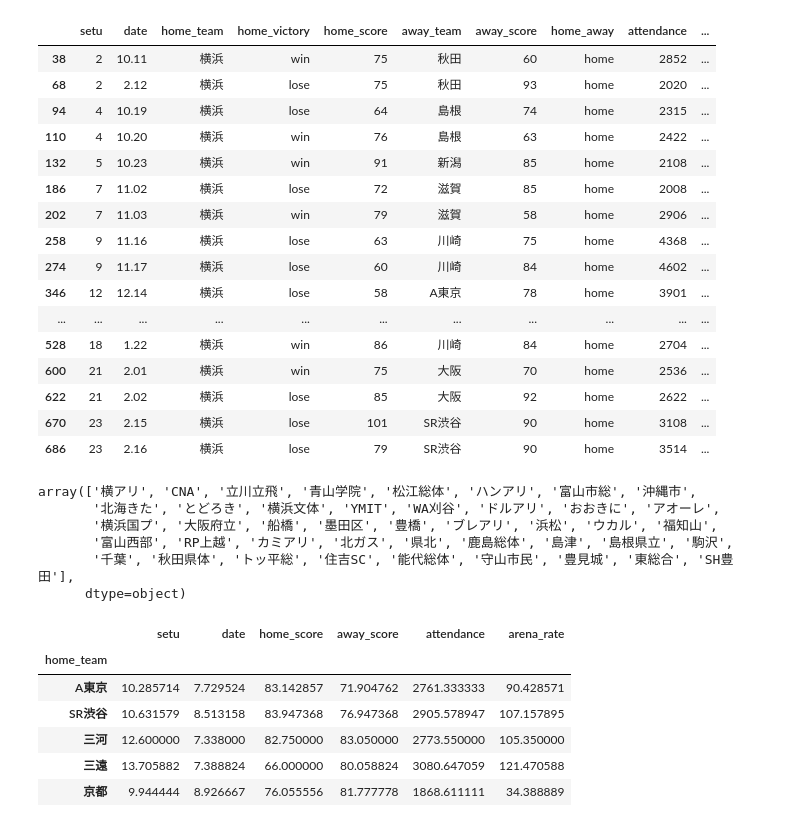
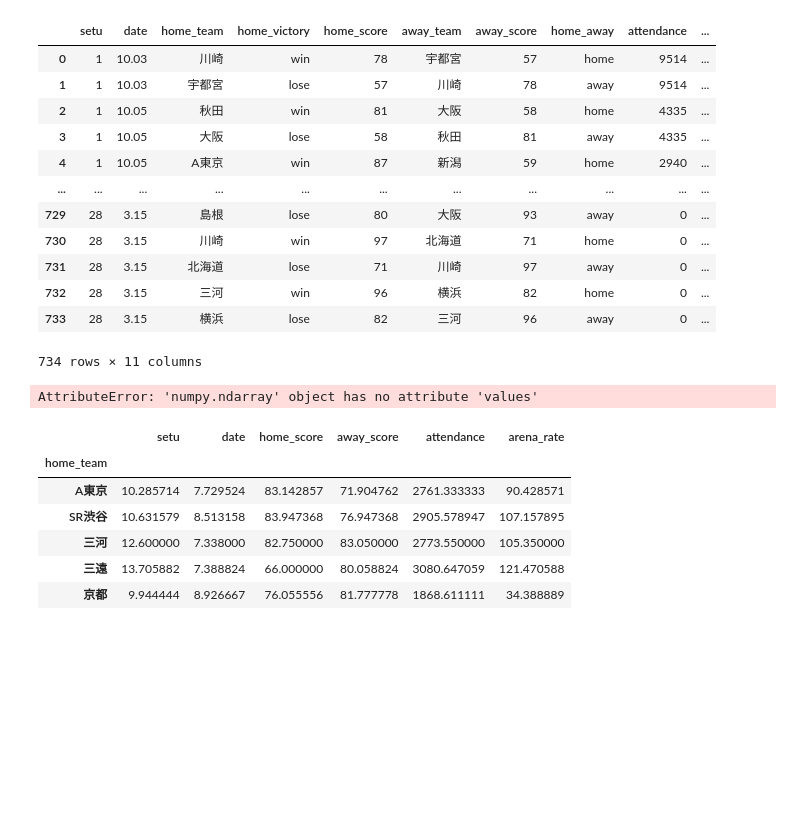
Before and after one commit to hikarut/Data-Science, a Jupyter notebook: notebooks/bleague/attendance/b1.ipynb, the cells around one changed output. Drawn from its saved outputs; the diff is of its cells as text; code cells hidden in the pictures; blank space fills up the shorter version.

```diff
--- a/notebooks/bleague/attendance/b1.ipynb
+++ b/notebooks/bleague/attendance/b1.ipynb
@@ -1,38 +1,31 @@
 # %%
 import pandas as pd
 
 b1 = pd.read_csv("b1.csv", sep=",")
 # b1.head(10)
-# b1
-b1[(b1['home_team'] == '横浜') & (b1['home_away'] == 'home')]
+b1
+# b1[(b1['home_team'] == '横浜') & (b1['home_away'] == 'home')]
 # %% [output]
 |  | setu | date | home_team | home_victory | home_score | away_team | away_score | home_away | attendance | ... |
-| 38 | 2 | 10.11 | 横浜 | win | 75 | 秋田 | 60 | home | 2852 | ... |
-| 68 | 2 | 2.12 | 横浜 | lose | 75 | 秋田 | 93 | home | 2020 | ... |
-| 94 | 4 | 10.19 | 横浜 | lose | 64 | 島根 | 74 | home | 2315 | ... |
-| 110 | 4 | 10.20 | 横浜 | win | 76 | 島根 | 63 | home | 2422 | ... |
-| 132 | 5 | 10.23 | 横浜 | win | 91 | 新潟 | 85 | home | 2108 | ... |
-| 186 | 7 | 11.02 | 横浜 | lose | 72 | 滋賀 | 85 | home | 2008 | ... |
-| 202 | 7 | 11.03 | 横浜 | win | 79 | 滋賀 | 58 | home | 2906 | ... |
-| 258 | 9 | 11.16 | 横浜 | lose | 63 | 川崎 | 75 | home | 4368 | ... |
-| 274 | 9 | 11.17 | 横浜 | lose | 60 | 川崎 | 84 | home | 4602 | ... |
-| 346 | 12 | 12.14 | 横浜 | lose | 58 | A東京 | 78 | home | 3901 | ... |
+| 0 | 1 | 10.03 | 川崎 | win | 78 | 宇都宮 | 57 | home | 9514 | ... |
+| 1 | 1 | 10.03 | 宇都宮 | lose | 57 | 川崎 | 78 | away | 9514 | ... |
+| 2 | 1 | 10.05 | 秋田 | win | 81 | 大阪 | 58 | home | 4335 | ... |
+| 3 | 1 | 10.05 | 大阪 | lose | 58 | 秋田 | 81 | away | 4335 | ... |
+| 4 | 1 | 10.05 | A東京 | win | 87 | 新潟 | 59 | home | 2940 | ... |
 | ... | ... | ... | ... | ... | ... | ... | ... | ... | ... | ... |
-| 528 | 18 | 1.22 | 横浜 | win | 86 | 川崎 | 84 | home | 2704 | ... |
-| 600 | 21 | 2.01 | 横浜 | win | 75 | 大阪 | 70 | home | 2536 | ... |
-| 622 | 21 | 2.02 | 横浜 | lose | 85 | 大阪 | 92 | home | 2622 | ... |
-| 670 | 23 | 2.15 | 横浜 | lose | 101 | SR渋谷 | 90 | home | 3108 | ... |
-| 686 | 23 | 2.16 | 横浜 | lose | 79 | SR渋谷 | 90 | home | 3514 | ... |
+| 729 | 28 | 3.15 | 島根 | lose | 80 | 大阪 | 93 | away | 0 | ... |
+| 730 | 28 | 3.15 | 川崎 | win | 97 | 北海道 | 71 | home | 0 | ... |
+| 731 | 28 | 3.15 | 北海道 | lose | 71 | 川崎 | 97 | away | 0 | ... |
+| 732 | 28 | 3.15 | 三河 | win | 96 | 横浜 | 82 | home | 0 | ... |
+| 733 | 28 | 3.15 | 横浜 | lose | 82 | 三河 | 96 | away | 0 | ... |
+734 rows × 11 columns
 # %%
-b1.arena.unique()
+# b1.arena.unique()
+b1.arena.unique().values
 # b1.arena.nunique()
+# b1[b1.arena ==  '横アリ']
 # %% [output]
-array(['横アリ', 'CNA', '立川立飛', '青山学院', '松江総体', 'ハンアリ', '富山市総', '沖縄市',
-       '北海きた', 'とどろき', '横浜文体', 'YMIT', 'WA刈谷', 'ドルアリ', 'おおきに', 'アオーレ',
-       '横浜国プ', '大阪府立', '船橋', '墨田区', '豊橋', 'ブレアリ', '浜松', 'ウカル', '福知山',
-       '富山西部', 'RP上越', 'カミアリ', '北ガス', '県北', '鹿島総体', '島津', '島根県立', '駒沢',
-       '千葉', '秋田県体', 'トッ平総', '住吉SC', '能代総体', '守山市民', '豊見城', '東総合', 'SH豊田'],
-      dtype=object)
+AttributeError: 'numpy.ndarray' object has no attribute 'values'
 # %%
 # b1.groupby('home_team').mean()
 # b1[b1['home_away'] == 'home'].groupby('home_team').mean()
```
Also changed, not shown: 6 other files.
